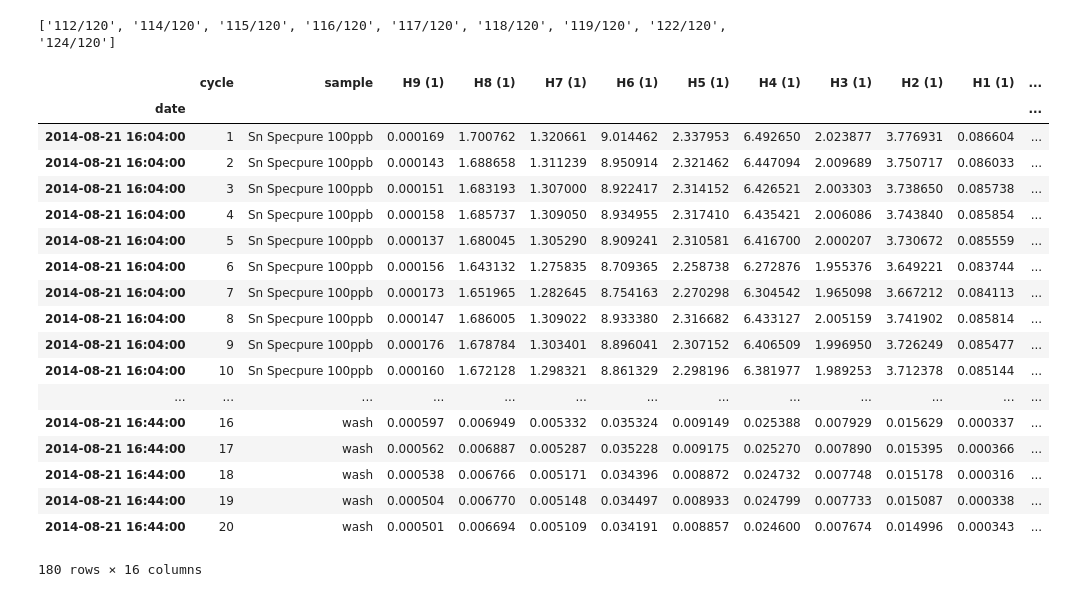
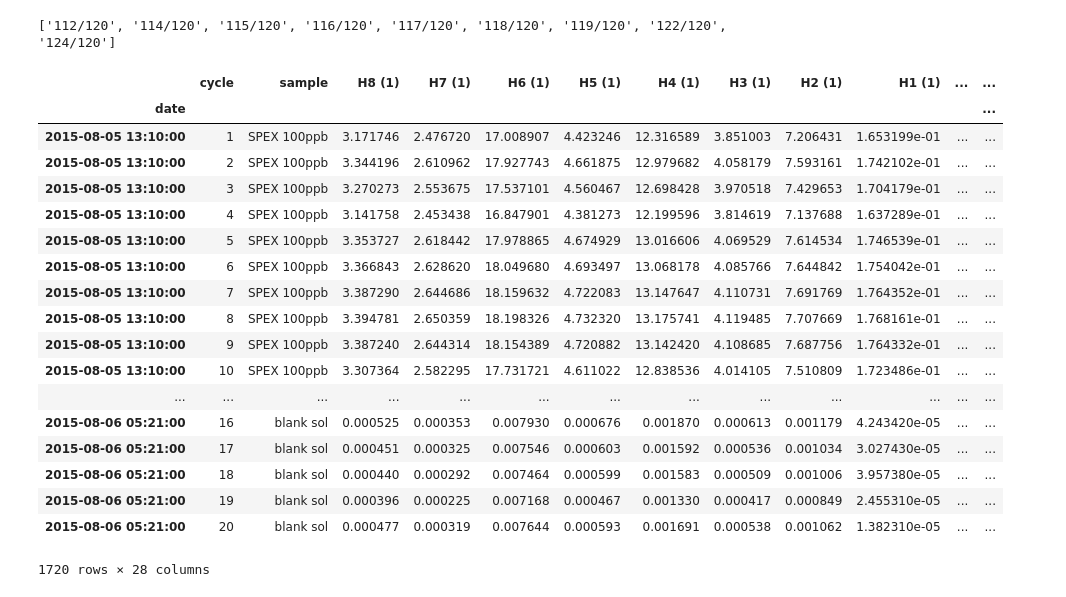
Before and after one commit to Marfster/NU_Plasma, a Jupyter notebook: Nu Plasma Evaluation - internal norm.ipynb, the cells around one changed output. Saved outputs shown, nothing was run; the diff lists cells and outputs as text; code cells hidden in the pictures.

Commit message:
Ipython notebooks - Epsilon evalution, Plot of data, bgd corr..

```diff
--- a/Nu Plasma Evaluation - internal norm.ipynb
+++ b/Nu Plasma Evaluation - internal norm.ipynb
@@ -14,72 +17,86 @@ from nu_data_reduction import NU_data_read, int_norm, evaluation
 # %%
-path = "/Volumes/friebelm/PhD/NU Plasma/Measurements/2014-08-21/"
+path = "/Volumes/friebelm/PhD/NU Plasma/Measurements/2015-08-05/"
 path_sav = "/Volumes/friebelm/PhD/NU Plasma/Measurements/compilation/"
-files_start = 1
-files_end = 10
+files_start = 1869
+files_end = 1955
 # %%
 # cup configuration
 #cup_config = cycle_Sb
-cup_config = cycles1
+cup_config = cycles2
 # Isotopes used for Interference correction
 corr_isotopes_1 = {"Cd" : "111", "Te" : "126"}
 corr_isotopes_2 = {"Cd" : "111","Te" : "125", "Xe" : "129"}
 corr_isotopes_Sb = {"Te": "125"}
 # Mass Range of cup configuration
-mass_range = cycles1_mass_range
-#isotopes = [["111", "112", "114", "115", "116", "117", "118", "119", "122", "124", "125", "126", "129"], ["117", "118", "119", "122", "124"]]
+mass_range = cycles2_mass_range
+#isotopes = [["111", "112", "114", "115", "116", "117", "118", "119", "122", "124"], ["117", "118", "119", "122", "124"]]
 isotopes = [["112", "114", "115", "116", "117", "118", "119", "122", "124"]]
 #isotopes = [["116", "117", "118", "119", "122", "124"]]
 denom_isotope = "120"
-data_sample_column = [(i + "/" + "120") for i in isotopes[0]]
+isotope_column = ["112", "114", "115", "116", "117", "118", "119", "122", "124"]
+data_sample_column = [(i + "/" + "120") for i in isotope_column]
 print data_sample_column
 #number of iterations for beta
 iter_beta = 10
 
 # Interference_corr on the denominator isotope
-isotope_denom_corr = False
+isotope_denom_corr = True
+
+blk_corr = True
 # %% [output]
 ['112/120', '114/120', '115/120', '116/120', '117/120', '118/120', '119/120', '122/120', '124/120']
 # %%
-columns = ["cycle", "sample", "date", "H9 (1)","H8 (1)", "H7 (1)", "H6 (1)", "H5 (1)", "H4 (1)", "H3 (1)", "H2 (1)", "H1 (1)", "Ax (1)", "L1 (1)", "L2 (1)", "L3 (1)", "L4 (1)"]
+columns_1 = ["cycle", "sample", "date","H8 (1)", "H7 (1)", "H6 (1)", "H5 (1)", "H4 (1)", "H3 (1)", "H2 (1)", "H1 (1)", "Ax (1)", "L1 (1)", "L2 (1)", "L3 (1)", "L4 (1)"]
+columns_2 = ["cycle", "H8 (2)", "H7 (2)", "H6 (2)", "H5 (2)", "H4 (2)", "H3 (2)", "H2 (2)", "H1 (2)", "Ax (2)", "L1 (2)", "L2 (2)", "L3 (2)", "L4 (2)"]
 df_all = pd.DataFrame()
+blk_ls = []
+sample_ls = []
 files_1 = range(files_start, files_end, 1)
 for sample in files_1:
     df = NU_data_read(path, sample, cup_config)
     cycles = range(1, len(df.data_read(sample).index)+1)
     df_zero = df.data_zero_corr(sample)
-    df_zero = pd.DataFrame(df_zero["cycle1"])
+    df_zero_1 = pd.DataFrame(df_zero["cycle1"])
+    df_zero_2 = pd.DataFrame(df_zero["cycle2"])
     sample_name = df.extract_metadata(sample, "Sample Name")
     date = df.extract_metadata(sample, "Date")
     starttime = df.extract_metadata(sample, "Start Time")
-    df_zero["date"] = datetime.strptime(date+starttime, '%d/%m/%Y%H:%M')
-    df_zero["sample"] = sample_name
-    df_zero["cycle"] = df_zero.index.values
-    df_zero.index = df_zero["date"]
-    df_zero = df_zero[columns]
-    df_all = df_all.append(df_zero, ignore_index = True)
+    df_zero_1["date"] = datetime.strptime(date+starttime, '%d/%m/%Y%H:%M')
+    df_zero_1["sample"] = sample_name
+    df_zero_1["cycle"] = df_zero_1.index.values
+    df_zero_2["cycle"] = df_zero_2.index.values
+    df_zero_1.index = df_zero_1["date"]
+    df_zero_1 = df_zero_1[columns_1]
+    df_zero_2 = df_zero_2[columns_2]
+    df_all = df_all.append(df_zero_1.merge(df_zero_2), ignore_index = True)
+
+    if sample_name == "blank sol":
+        blk_ls.append(sample)
+    else:
+        sample_ls.append(sample)
 
 df_all.set_index("date", inplace = True)
 df_all
 # %% [output]
-|  | cycle | sample | H9 (1) | H8 (1) | H7 (1) | H6 (1) | H5 (1) | H4 (1) | H3 (1) | H2 (1) | H1 (1) | ... |
+|  | cycle | sample | H8 (1) | H7 (1) | H6 (1) | H5 (1) | H4 (1) | H3 (1) | H2 (1) | H1 (1) | ... | ... |
 | date |  |  |  |  |  |  |  |  |  |  |  | ... |
-| 2014-08-21 16:04:00 | 1 | Sn Specpure 100ppb | 0.000169 | 1.700762 | 1.320661 | 9.014462 | 2.337953 | 6.492650 | 2.023877 | 3.776931 | 0.086604 | ... |
-| 2014-08-21 16:04:00 | 2 | Sn Specpure 100ppb | 0.000143 | 1.688658 | 1.311239 | 8.950914 | 2.321462 | 6.447094 | 2.009689 | 3.750717 | 0.086033 | ... |
-| 2014-08-21 16:04:00 | 3 | Sn Specpure 100ppb | 0.000151 | 1.683193 | 1.307000 | 8.922417 | 2.314152 | 6.426521 | 2.003303 | 3.738650 | 0.085738 | ... |
-| 2014-08-21 16:04:00 | 4 | Sn Specpure 100ppb | 0.000158 | 1.685737 | 1.309050 | 8.934955 | 2.317410 | 6.435421 | 2.006086 | 3.743840 | 0.085854 | ... |
-| 2014-08-21 16:04:00 | 5 | Sn Specpure 100ppb | 0.000137 | 1.680045 | 1.305290 | 8.909241 | 2.310581 | 6.416700 | 2.000207 | 3.730672 | 0.085559 | ... |
-| 2014-08-21 16:04:00 | 6 | Sn Specpure 100ppb | 0.000156 | 1.643132 | 1.275835 | 8.709365 | 2.258738 | 6.272876 | 1.955376 | 3.649221 | 0.083744 | ... |
-| 2014-08-21 16:04:00 | 7 | Sn Specpure 100ppb | 0.000173 | 1.651965 | 1.282645 | 8.754163 | 2.270298 | 6.304542 | 1.965098 | 3.667212 | 0.084113 | ... |
-| 2014-08-21 16:04:00 | 8 | Sn Specpure 100ppb | 0.000147 | 1.686005 | 1.309022 | 8.933380 | 2.316682 | 6.433127 | 2.005159 | 3.741902 | 0.085814 | ... |
-| 2014-08-21 16:04:00 | 9 | Sn Specpure 100ppb | 0.000176 | 1.678784 | 1.303401 | 8.896041 | 2.307152 | 6.406509 | 1.996950 | 3.726249 | 0.085477 | ... |
-| 2014-08-21 16:04:00 | 10 | Sn Specpure 100ppb | 0.000160 | 1.672128 | 1.298321 | 8.861329 | 2.298196 | 6.381977 | 1.989253 | 3.712378 | 0.085144 | ... |
+| 2015-08-05 13:10:00 | 1 | SPEX 100ppb | 3.171746 | 2.476720 | 17.008907 | 4.423246 | 12.316589 | 3.851003 | 7.206431 | 1.653199e-01 | ... | ... |
+| 2015-08-05 13:10:00 | 2 | SPEX 100ppb | 3.344196 | 2.610962 | 17.927743 | 4.661875 | 12.979682 | 4.058179 | 7.593161 | 1.742102e-01 | ... | ... |
+| 2015-08-05 13:10:00 | 3 | SPEX 100ppb | 3.270273 | 2.553675 | 17.537101 | 4.560467 | 12.698428 | 3.970518 | 7.429653 | 1.704179e-01 | ... | ... |
+| 2015-08-05 13:10:00 | 4 | SPEX 100ppb | 3.141758 | 2.453438 | 16.847901 | 4.381273 | 12.199596 | 3.814619 | 7.137688 | 1.637289e-01 | ... | ... |
+| 2015-08-05 13:10:00 | 5 | SPEX 100ppb | 3.353727 | 2.618442 | 17.978865 | 4.674929 | 13.016606 | 4.069529 | 7.614534 | 1.746539e-01 | ... | ... |
+| 2015-08-05 13:10:00 | 6 | SPEX 100ppb | 3.366843 | 2.628620 | 18.049680 | 4.693497 | 13.068178 | 4.085766 | 7.644842 | 1.754042e-01 | ... | ... |
+| 2015-08-05 13:10:00 | 7 | SPEX 100ppb | 3.387290 | 2.644686 | 18.159632 | 4.722083 | 13.147647 | 4.110731 | 7.691769 | 1.764352e-01 | ... | ... |
+| 2015-08-05 13:10:00 | 8 | SPEX 100ppb | 3.394781 | 2.650359 | 18.198326 | 4.732320 | 13.175741 | 4.119485 | 7.707669 | 1.768161e-01 | ... | ... |
+| 2015-08-05 13:10:00 | 9 | SPEX 100ppb | 3.387240 | 2.644314 | 18.154389 | 4.720882 | 13.142420 | 4.108685 | 7.687756 | 1.764332e-01 | ... | ... |
+| 2015-08-05 13:10:00 | 10 | SPEX 100ppb | 3.307364 | 2.582295 | 17.731721 | 4.611022 | 12.838536 | 4.014105 | 7.510809 | 1.723486e-01 | ... | ... |
 | ... | ... | ... | ... | ... | ... | ... | ... | ... | ... | ... | ... | ... |
-| 2014-08-21 16:44:00 | 16 | wash | 0.000597 | 0.006949 | 0.005332 | 0.035324 | 0.009149 | 0.025388 | 0.007929 | 0.015629 | 0.000337 | ... |
-| 2014-08-21 16:44:00 | 17 | wash | 0.000562 | 0.006887 | 0.005287 | 0.035228 | 0.009175 | 0.025270 | 0.007890 | 0.015395 | 0.000366 | ... |
-| 2014-08-21 16:44:00 | 18 | wash | 0.000538 | 0.006766 | 0.005171 | 0.034396 | 0.008872 | 0.024732 | 0.007748 | 0.015178 | 0.000316 | ... |
-| 2014-08-21 16:44:00 | 19 | wash | 0.000504 | 0.006770 | 0.005148 | 0.034497 | 0.008933 | 0.024799 | 0.007733 | 0.015087 | 0.000338 | ... |
-| 2014-08-21 16:44:00 | 20 | wash | 0.000501 | 0.006694 | 0.005109 | 0.034191 | 0.008857 | 0.024600 | 0.007674 | 0.014996 | 0.000343 | ... |
+| 2015-08-06 05:21:00 | 16 | blank sol | 0.000525 | 0.000353 | 0.007930 | 0.000676 | 0.001870 | 0.000613 | 0.001179 | 4.243420e-05 | ... | ... |
+| 2015-08-06 05:21:00 | 17 | blank sol | 0.000451 | 0.000325 | 0.007546 | 0.000603 | 0.001592 | 0.000536 | 0.001034 | 3.027430e-05 | ... | ... |
+| 2015-08-06 05:21:00 | 18 | blank sol | 0.000440 | 0.000292 | 0.007464 | 0.000599 | 0.001583 | 0.000509 | 0.001006 | 3.957380e-05 | ... | ... |
+| 2015-08-06 05:21:00 | 19 | blank sol | 0.000396 | 0.000225 | 0.007168 | 0.000467 | 0.001330 | 0.000417 | 0.000849 | 2.455310e-05 | ... | ... |
+| 2015-08-06 05:21:00 | 20 | blank sol | 0.000477 | 0.000319 | 0.007644 | 0.000593 | 0.001691 | 0.000538 | 0.001062 | 1.382310e-05 | ... | ... |
-180 rows × 16 columns
+1720 rows × 28 columns
 # %%
 files_1 = range(files_start, files_end, 1)
 df_raw_signals = pd.DataFrame()
```
Also changed, not shown: parts of 16 cells of this notebook.
